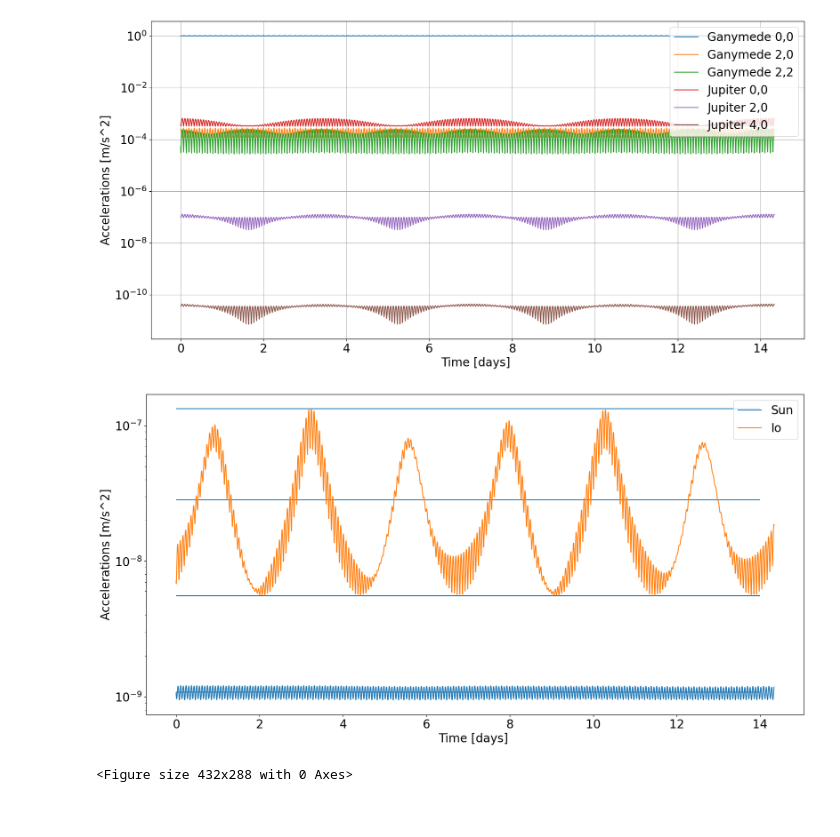
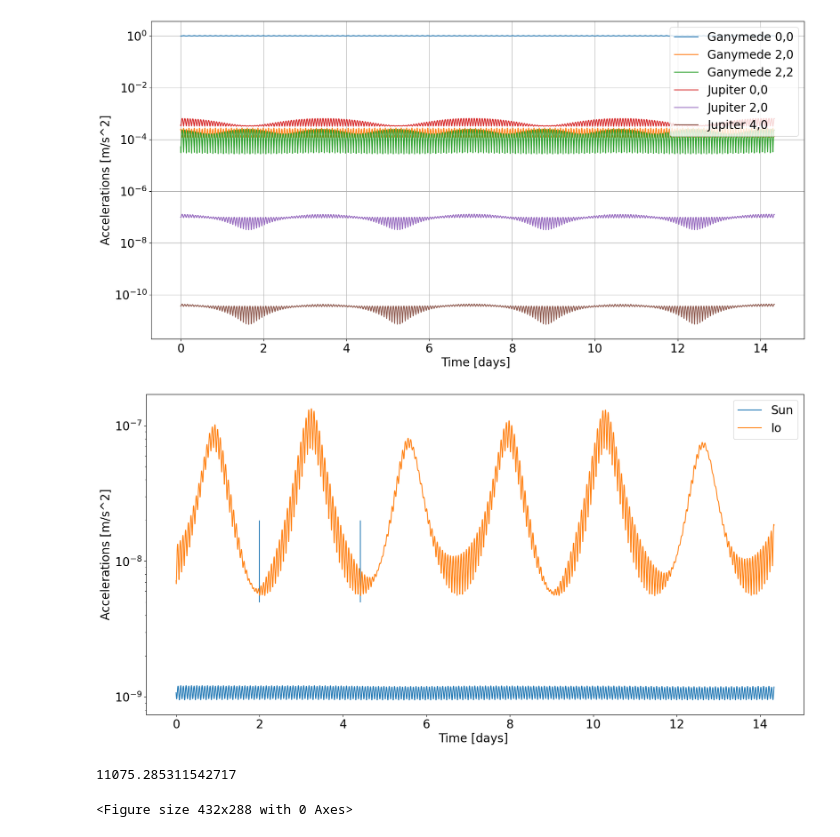
Before and after one commit to Jaspervrijenhoek98/NumericalAstrodynamicsAssignments1_2020_Vrijenhoek, a Jupyter notebook: Assignment1/juice_propagation_Q3.ipynb, the cells around one changed output. Cells and saved outputs as stored; diff of their text form; code cells hidden in the pictures.

```diff
--- a/Assignment1/juice_propagation_Q3.ipynb
+++ b/Assignment1/juice_propagation_Q3.ipynb
@@ -291,18 +291,25 @@ plt.show()
 [figure]
 # %%
 fig=plt.figure(figsize=(20,10), dpi= 100, facecolor='w', edgecolor='k')
-plt.plot(time_days, kepler_elements[:,8], label = "Sun")
-plt.hlines(np.average(kepler_elements[:,8]), 0, 14)
-plt.hlines(np.amax(kepler_elements[:,11]), 0, 14)
-plt.hlines(np.amin(kepler_elements[:,11]), 0, 14)
-plt.plot(time_days, kepler_elements[:,11], label = "Io")
-plt.hlines(np.average(kepler_elements[:,11]), 0, 14)
+plt.plot(time_days[:], kepler_elements[:,8], label = "Sun")
+#plt.hlines(np.average(kepler_elements[:,8]), 0, 0.12)
+plt.vlines(2,5*10**-9, 2*10**-8 )
+plt.vlines(4.42,5*10**-9, 2*10**-8 )
+#plt.vlines(0.037,1*10**-8, 2*10**-8 )
+#plt.vlines(0.1,1*10**-8, 2*10**-8 )
+#plt.vlines(0.046,1*10**-9, 1.5*10**-9 )
+#plt.vlines(0.11,1*10**-9, 1.5*10**-9 )
+#plt.hlines(np.amin(kepler_elements[:,11]), 0, 14)
+plt.plot(time_days[:], kepler_elements[:,11], label = "Io")
+#plt.hlines(np.average(kepler_elements[:,11]), 0, 14)
 plt.legend(loc = "upper right")
 plt.ylabel("Accelerations [m/s^2]")
 plt.xlabel("Time [days] ")
 plt.yscale("log")
 plt.show()
-plt.savefig("Q33.png")
+plt.savefig("Q34.png")
+print(2*np.pi * (np.average(kepler_elements[:,0])**3 /ganymede_gravitational_parameter)**0.5)
 # %% [output]
-[figure, old version]
+[figure, new version]
-<Figure size 432x288 with 0 Axes>
+11075.285311542717
+<Figure size 432x288 with 0 Axes>
```
